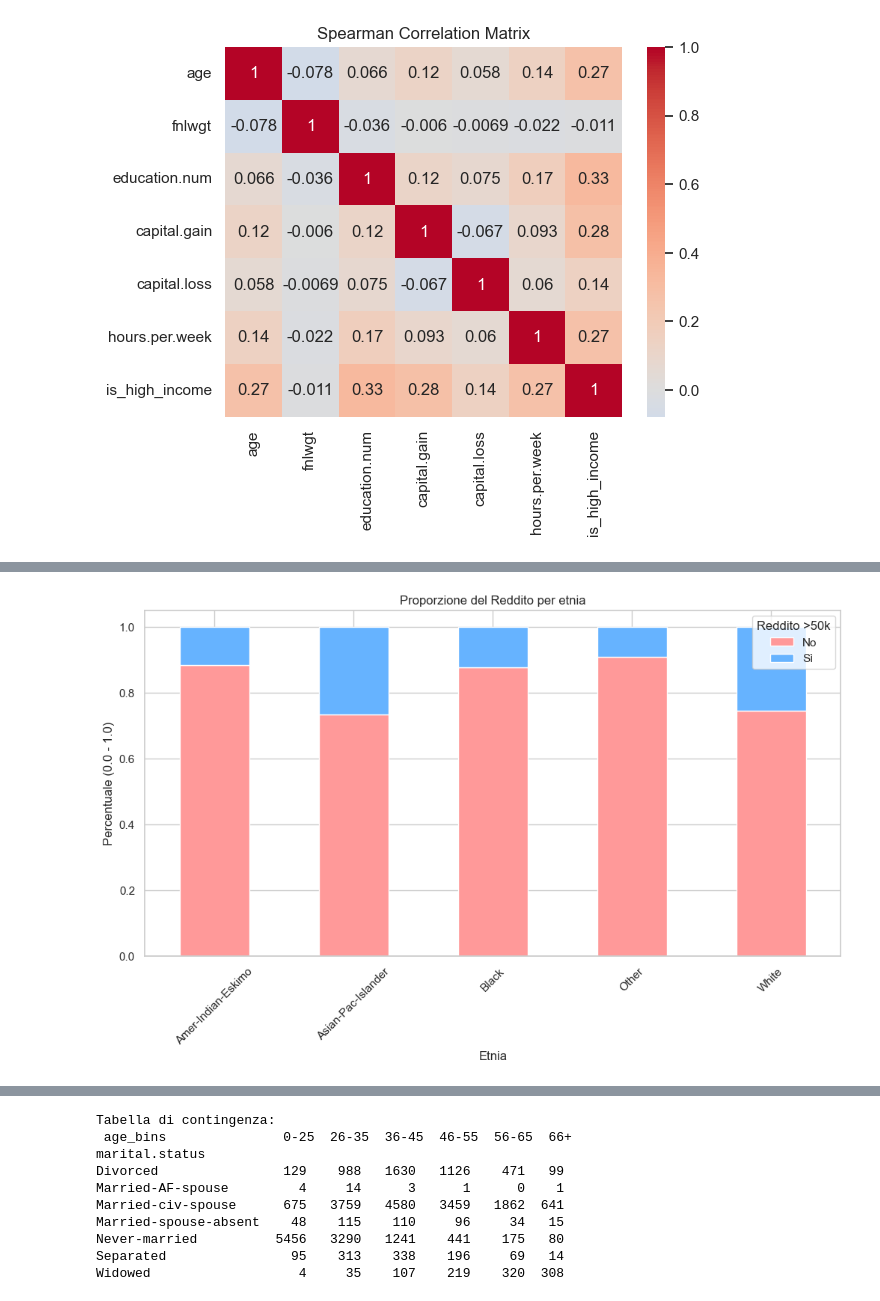
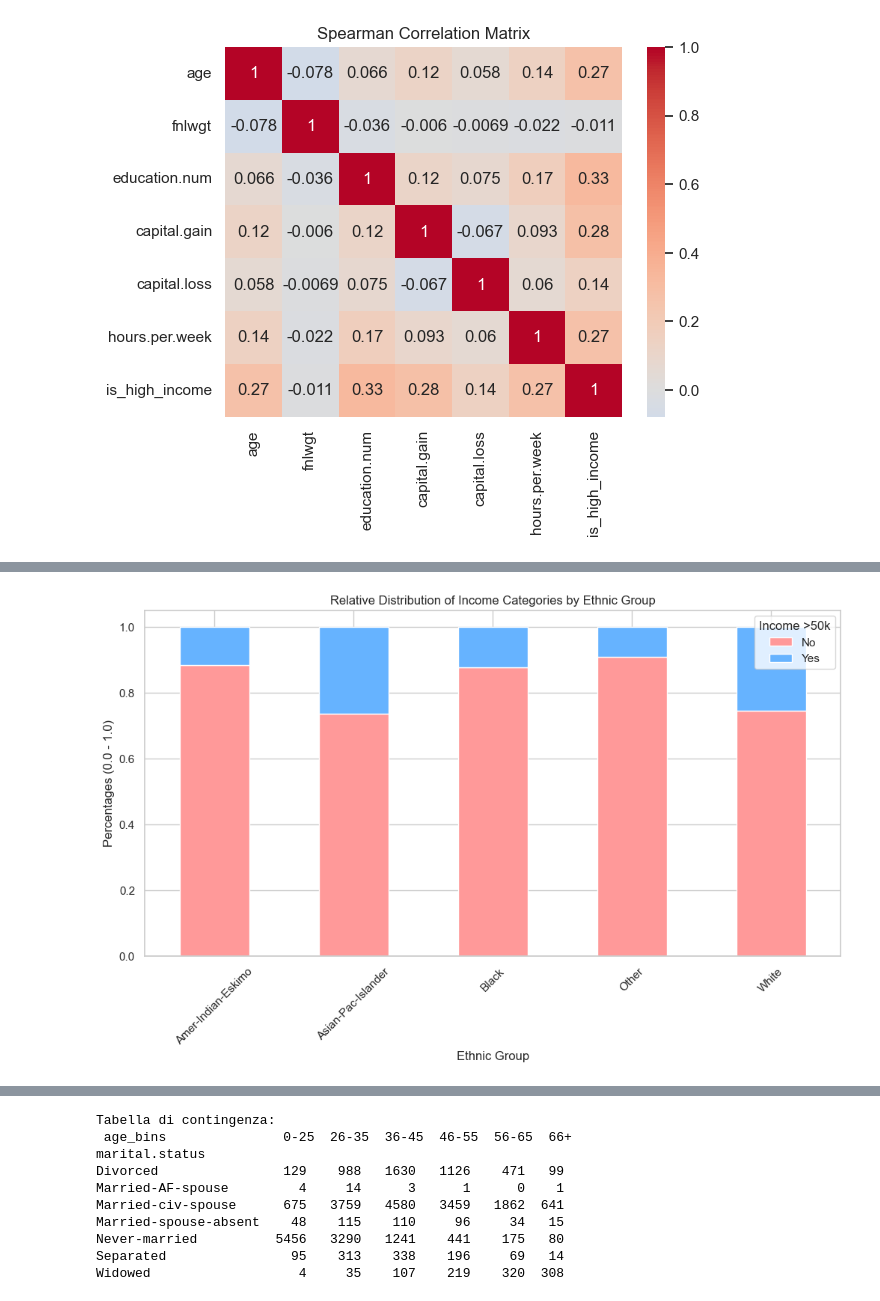
Before and after one commit to M-Barreca/01_Labor_Risk_Profiling, a Jupyter notebook: labor_risk_profiling.ipynb, the cells around one changed output, grey strips where cells are left out. Drawn from its saved outputs; the diff is of its cells as text; code cells hidden in the pictures.

Commit message:
changed description and titles

```diff
--- a/labor_risk_profiling.ipynb
+++ b/labor_risk_profiling.ipynb
@@ -212,15 +215,15 @@ White               20699  7117
 # %%
 #trasformo in frequenze relative
 # Normalizziamo per riga (ogni riga somma a 1.0, ovvero 100%)
 ct_normalized = pd.crosstab(df_1['race'], df_1['is_high_income'], normalize='index')
 
 # Creiamo lo Stacked Bar Chart
 ct_normalized.plot(kind='bar', stacked=True, figsize=(12, 6), color=['#ff9999', '#66b3ff'])
-plt.title("Proporzione del Reddito per etnia")
-plt.ylabel("Percentuale (0.0 - 1.0)")
-plt.xlabel("Etnia")
-plt.legend(title="Reddito >50k", labels=["No", "Sì"])
+plt.title("Relative Distribution of Income Categories by Ethnic Group")
+plt.ylabel("Percentages (0.0 - 1.0)")
+plt.xlabel("Ethnic Group")
+plt.legend(title="Income >50k", labels=["No", "Yes"])
 plt.xticks(rotation=45)
 plt.show()
 # %% [output]
-[figure, old version]
+[figure, new version]
```
Also changed, not shown: parts of 22 cells of this notebook.
